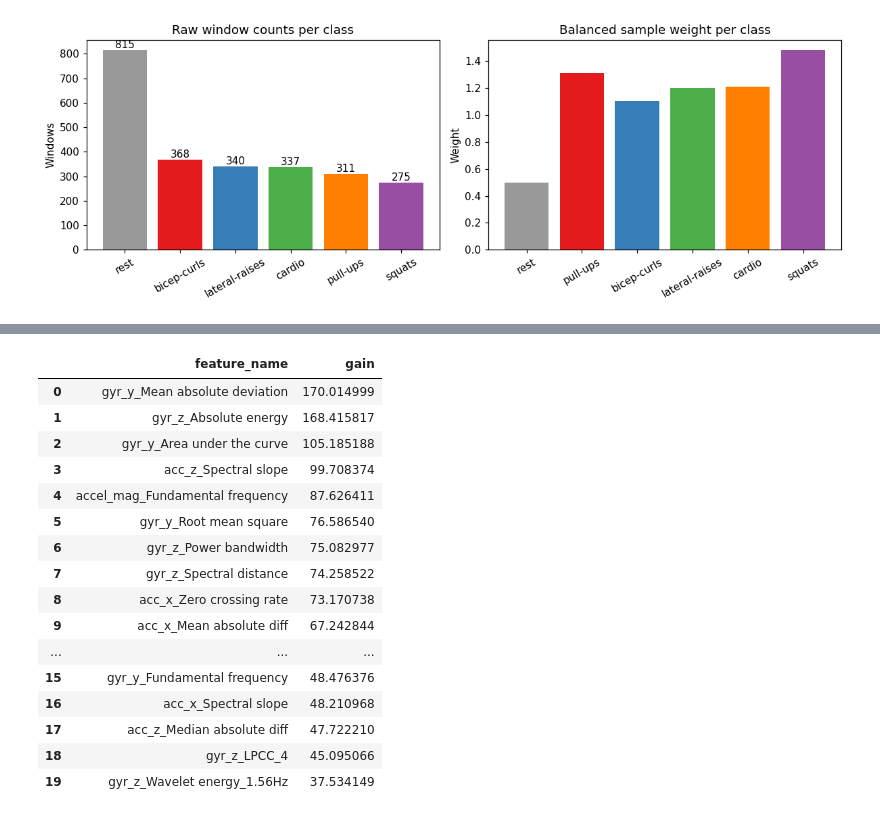
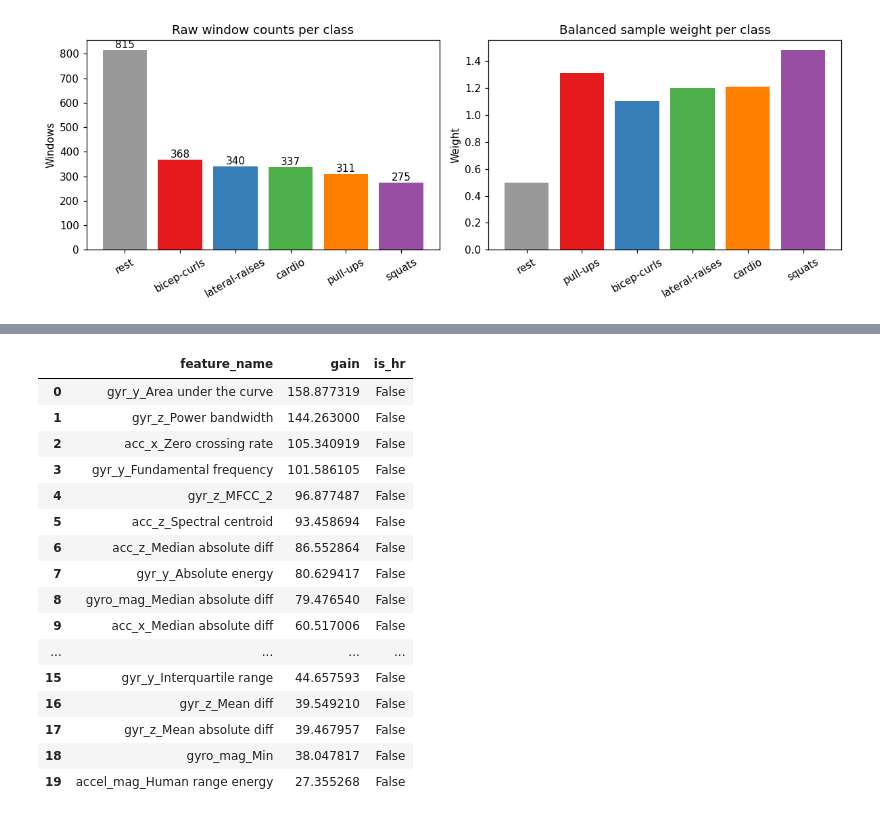
Before and after one commit to nthPerson/Apple_Watch_Activity_Recognition, a Jupyter notebook: model_training.ipynb, the cells around one changed output, grey strips where cells are left out. Saved outputs shown, nothing was run; the diff lists cells and outputs as text; code cells hidden in the pictures.

```diff
--- a/model_training.ipynb
+++ b/model_training.ipynb
@@ -333,0 +448,19 @@ Done — 58 folds completed.
+# %%
+# ── Run LOSO-Set CV for both configurations ──────────────────────────────────
+cv_results = {}
+
+for config_name, cfg in CONFIGS.items():
+    print(f"\n{'='*60}")
+    print(f"  Running LOSO-Set CV: {config_name}  ({cfg['X'].shape[1]} features)")
+    print(f"{'='*60}")
+    y_true, y_pred, fold_df = run_loso_cv(
+        cfg["X"], y, groups, cfg["params"], config_name
+    )
+    metrics = compute_metrics(y_true, y_pred)
+    cv_results[config_name] = {
+        "y_true": y_true, "y_pred": y_pred,
+        "fold_df": fold_df, "metrics": metrics,
+    }
+    print(f"  Accuracy:          {metrics['accuracy']:.4f}")
+    print(f"  Balanced accuracy: {metrics['balanced_accuracy']:.4f}")
+    print(f"  Macro F1:          {metrics['macro_f1']:.4f}")
@@ -481,9 +760,12 @@ Understanding which features matter most has practical value for future work: if
 # %%
-# Train one model on all data for stable feature importance estimation.
-# Use 300 trees for the final model — more than the CV loop uses.
+# Train final model on ALL data with the IMU+HR configuration for importance analysis
+# Use all original features (not variance-reduced) for the fullest picture
+X_all_feats = df[ALL_FEATURE_COLS].values
 sw_all = compute_sample_weight("balanced", y)
-final_model = make_model(n_estimators=300)
-final_model.fit(X, y, sample_weight=sw_all)
+
+final_model = make_model(CONFIGS["IMU+HR"]["params"])
+final_model.set_params(n_estimators=300)  # more trees for the final model
+final_model.fit(X_all_feats, y, sample_weight=sw_all)
 
 importance_scores = final_model.get_booster().get_score(importance_type="gain")
 importance_df = (pd.DataFrame(
@@ -494,10 +776,21 @@ importance_df = (pd.DataFrame(
 
 # Map f0, f1, ... back to actual feature names
 importance_df["feature_name"] = importance_df["feature"].apply(
-    lambda f: FEATURE_COLS[int(f[1:])] if f.startswith("f") else f
+    lambda f: ALL_FEATURE_COLS[int(f[1:])] if f.startswith("f") else f
 )
 
-print(f"Features with non-zero importance: {len(importance_df)} / {len(FEATURE_COLS)}")
+# Flag HR features
+importance_df["is_hr"] = importance_df["feature_name"].str.startswith("hr_")
+
+print(f"Features with non-zero importance: {len(importance_df)} / {len(ALL_FEATURE_COLS)}")
+hr_imp = importance_df[importance_df["is_hr"]]
+print(f"HR features in importance ranking: {len(hr_imp)}")
+if len(hr_imp) > 0:
+    print(f"\nHR feature ranks and gain:")
+    for _, row in hr_imp.iterrows():
+        rank = importance_df.index.get_loc(row.name) + 1
+        print(f"  #{rank:>4d}  {row['feature_name']:<12}  gain={row['gain']:.3f}")
+
 print(f"\nTop 20 features by gain:")
-display(importance_df[["feature_name", "gain"]].head(20))
+display(importance_df[["feature_name", "gain", "is_hr"]].head(20))
 # %% [output]
@@ -505,20 +805,20 @@ Features with non-zero importance: 962 / 1270
 
 Top 20 features by gain:
-|  | feature_name | gain |
-| 0 | gyr_y_Mean absolute deviation | 170.014999 |
-| 1 | gyr_z_Absolute energy | 168.415817 |
-| 2 | gyr_y_Area under the curve | 105.185188 |
-| 3 | acc_z_Spectral slope | 99.708374 |
-| 4 | accel_mag_Fundamental frequency | 87.626411 |
-| 5 | gyr_y_Root mean square | 76.586540 |
-| 6 | gyr_z_Power bandwidth | 75.082977 |
-| 7 | gyr_z_Spectral distance | 74.258522 |
-| 8 | acc_x_Zero crossing rate | 73.170738 |
-| 9 | acc_x_Mean absolute diff | 67.242844 |
-| ... | ... | ... |
-| 15 | gyr_y_Fundamental frequency | 48.476376 |
-| 16 | acc_x_Spectral slope | 48.210968 |
-| 17 | acc_z_Median absolute diff | 47.722210 |
-| 18 | gyr_z_LPCC_4 | 45.095066 |
-| 19 | gyr_z_Wavelet energy_1.56Hz | 37.534149 |
+|  | feature_name | gain | is_hr |
+| 0 | gyr_y_Area under the curve | 158.877319 | False |
+| 1 | gyr_z_Power bandwidth | 144.263000 | False |
+| 2 | acc_x_Zero crossing rate | 105.340919 | False |
+| 3 | gyr_y_Fundamental frequency | 101.586105 | False |
+| 4 | gyr_z_MFCC_2 | 96.877487 | False |
+| 5 | acc_z_Spectral centroid | 93.458694 | False |
+| 6 | acc_z_Median absolute diff | 86.552864 | False |
+| 7 | gyr_y_Absolute energy | 80.629417 | False |
+| 8 | gyro_mag_Median absolute diff | 79.476540 | False |
+| 9 | acc_x_Median absolute diff | 60.517006 | False |
+| ... | ... | ... | ... |
+| 15 | gyr_y_Interquartile range | 44.657593 | False |
+| 16 | gyr_z_Mean diff | 39.549210 | False |
+| 17 | gyr_z_Mean absolute diff | 39.467957 | False |
+| 18 | gyro_mag_Min | 38.047817 | False |
+| 19 | accel_mag_Human range energy | 27.355268 | False |
 # %%
```
Also changed, not shown: parts of 30 cells of this notebook, 6 other files.
